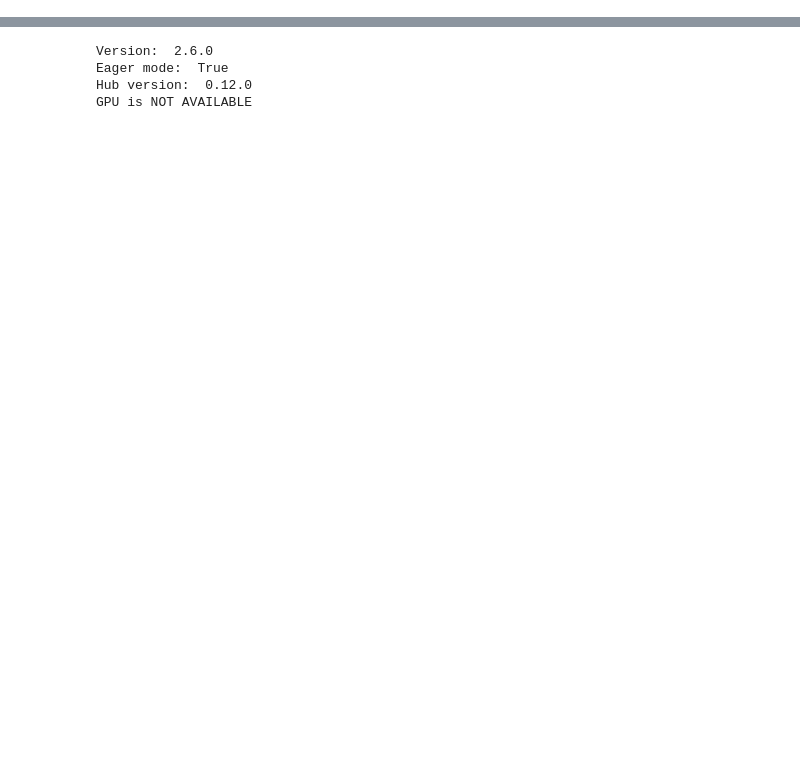
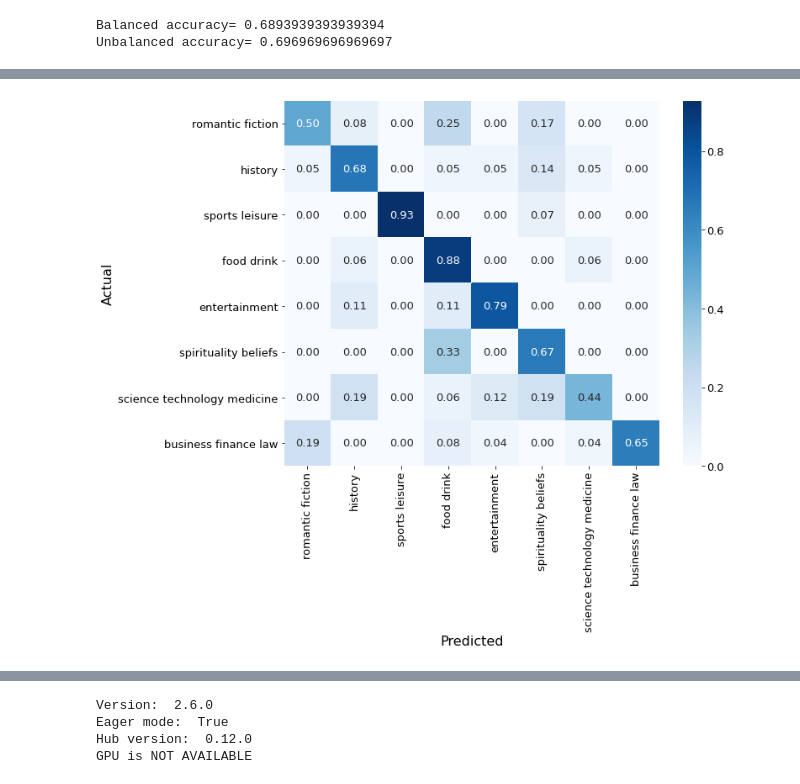
Before and after one commit to jm-training/DSM020-CW2, a Jupyter notebook: Text_classification_Tensorflow_Multiclass-JM-V2.ipynb, the cells around one changed output, grey strips where cells are left out. Drawn from its saved outputs; the diff is of its cells as text; code cells hidden in the pictures; blank space fills up the shorter version.

```diff
--- a/Text_classification_Tensorflow_Multiclass-JM-V2.ipynb
+++ b/Text_classification_Tensorflow_Multiclass-JM-V2.ipynb
@@ -0,0 +152,67 @@
+# %%
+def base_model(wgts=None):
+    # Create a Support Vector Machine classifier instance using a 'linear' kernal and balanced data
+    model=svm.SVC(kernel='linear', class_weight=wgts)
+    # Train the model using the transformed TF-IDF training data
+    model.fit(train_t, train['Subject1'])
+    # Predict the subject categories for validation datasets
+    valid_pred = model.predict(valid_t)
+    # Calculate model accuracy on the validation data
+    class_accuracy=metrics.accuracy_score(valid['Subject1'], valid_pred)
+    return valid_pred, class_accuracy
+# %%
+valid_pred, class_accuracy=base_model(weights)
+valid_pred1, class_accuracy1=base_model(None)
+print('Balanced accuracy=',class_accuracy)
+print('Unbalanced accuracy=',class_accuracy1)
+# Using weights to balance the data makes no difference on performance, in fact it reduces performance, so consider the
+# unbalanced data going forward
+# %% [output]
+Balanced accuracy= 0.6893939393939394
+Unbalanced accuracy= 0.696969696969697
+# %%
+# Evaluate the unbalanced model
+
+# Metrics used:
+# Accuracy: the accuracy metric measures the ratio of correct predictions over the total number of instances evaluated.
+# Precision: precision is used to measure the positive patterns that are correctly predicted from the total predicted patterns
+#            in a positive class.
+# Recall: recall is used to measure the fraction of positive patterns that are correctly classified
+# F1-Score: this metric represents the harmonic mean between recall and precision values
+
+# Overall accuracy
+print("\033[1m"+"Unbalanced - validation accuracy:"+"\033[0m",metrics.accuracy_score(valid['Subject1'], valid_pred1))
+print()
+
+# Other metrics
+print("\033[1m"+"Unbalanced - classification report:"+"\033[0m")
+print()
+print(classification_report(valid['Subject1'], valid_pred1))
+print()
+
+# Classification matrix
+def class_matrix(act, pred, labels):
+    # Create the subject assignment breakdown
+    cm = confusion_matrix(act, pred)
+    # Convert assignment counts into assignment percentages of each subject (calculate across the rows)
+    cmp = cm.astype('float') / cm.sum(axis=1)[:, np.newaxis]
+    # Create plot
+    fig, ax = plt.subplots(figsize=(10,8))
+    plt.rcParams.update({'font.size': 13})
+    sns.heatmap(cmp, annot=True, fmt='.2f', cmap='Blues', xticklabels=labels, yticklabels=labels)
+    plt.ylabel('Actual', size=16)
+    plt.xlabel('Predicted', size=16)
+    return plt.show(block=False)
+
+subjects=['romantic fiction',
+          'history',
+          'sports leisure',
+          'food drink',
+          'entertainment',
+          'spirituality beliefs',
+          'science technology medicine',
+          'business finance law']
+
+print("\033[1m"+"Unbalanced - classification matrix:"+"\033[0m"),
+class_matrix(valid['Subject1'],valid_pred1, subjects)
+# %% [output]
@@ -0,0 +236 @@
+[figure, added]
```
Also changed, not shown: parts of 37 cells of this notebook, 2 other files.
